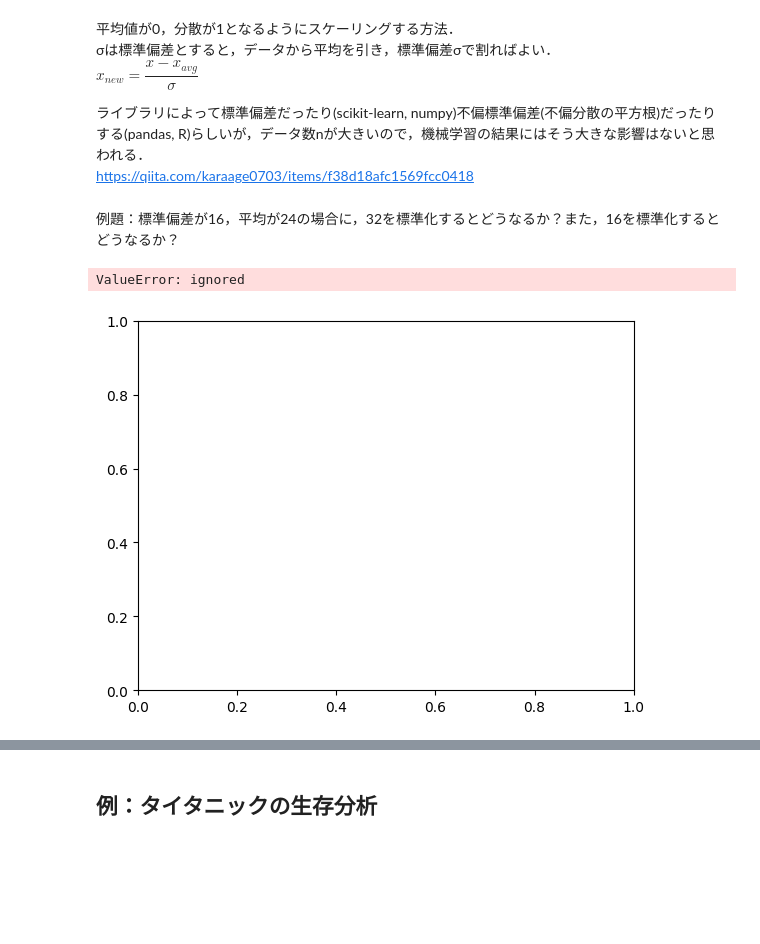
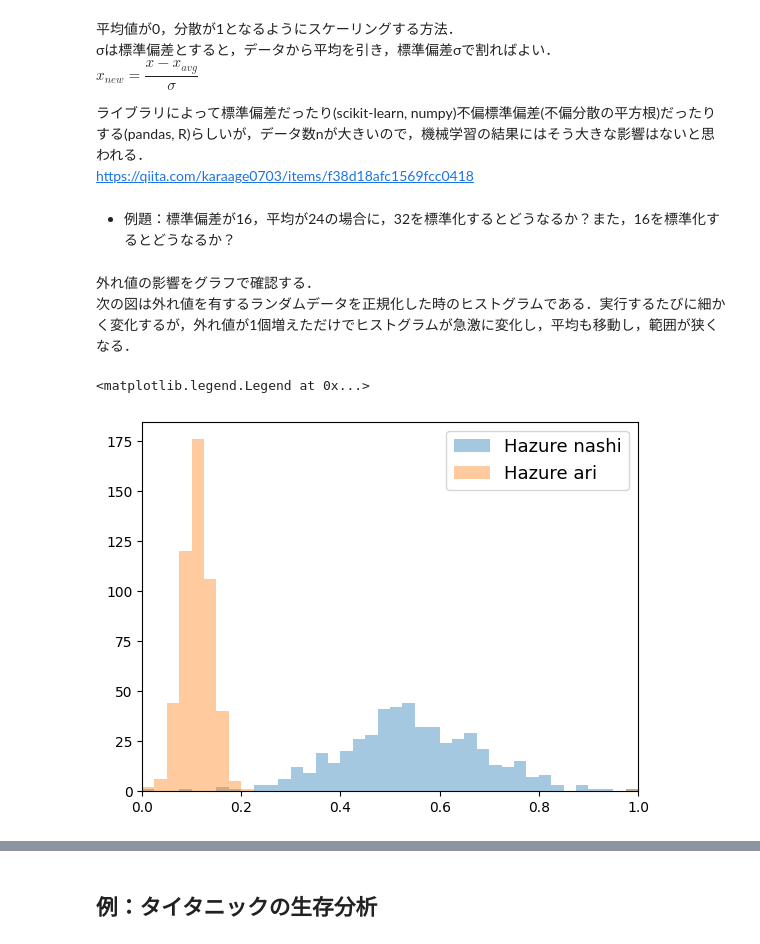
Before and after one commit to yasyamauchi/education, a Jupyter notebook: 2023AI.ipynb, the cells around one changed output, grey strips where cells are left out. Saved outputs shown, nothing was run; the diff lists cells and outputs as text; code cells hidden in the pictures; blank space fills up the shorter version.

```diff
--- a/2023AI.ipynb
+++ b/2023AI.ipynb
@@ -753,16 +762,25 @@ $x_{new}=\dfrac{x-x_{avg}}{σ}$
 ライブラリによって標準偏差だったり(scikit-learn, numpy)不偏標準偏差(不偏分散の平方根)だったりする(pandas, R)らしいが，データ数nが大きいので，機械学習の結果にはそう大きな影響はないと思われる．
 https://qiita.com/karaage0703/items/f38d18afc1569fcc0418
 # %% [markdown]
-例題：標準偏差が16，平均が24の場合に，32を標準化するとどうなるか？また，16を標準化するとどうなるか？
+* 例題：標準偏差が16，平均が24の場合に，32を標準化するとどうなるか？また，16を標準化するとどうなるか？
-# %%
-import numpy as np
-import matplotlib.pyplot as plt
-
-x = np.array([1, 2, 3, 4, 5])
-y = lambda x: (x - np.mean(x)) / np.std(x)
-
-# 散布図を描画
-plt.scatter(x, y)
-# %% [output]
-ValueError: ignored
-[figure, removed]
+# %% [markdown]
+外れ値の影響をグラフで確認する．
+次の図は外れ値を有するランダムデータを正規化した時のヒストグラムである．実行するたびに細かく変化するが，外れ値が1個増えただけでヒストグラムが急激に変化し，平均も移動し，範囲が狭くなる．
+# %%
+import numpy as np
+import matplotlib.pyplot as plt
+
+generator = np.random.default_rng()
+x = generator.normal(loc=10, scale=3, size=500)  # 平均10，標準偏差3のランダムデータを作る
+seikika =np.array(list(map(lambda i : (i-x.min())/(x.max()-x.min()) , x))) # 正規化
+
+x_out = np.append(x,100)                             # 外れ値100を追加
+seikika_out =np.array(list(map(lambda i : (i-x_out.min())/(x_out.max()-x_out.min()) , x_out))) # 正規化
+
+plt.xlim(0, 1)
+plt.hist(seikika,alpha=0.4,bins=40,range=(0,1),label="Hazure nashi")
+plt.hist(seikika_out,alpha=0.4,bins=40,range=(0,1),label="Hazure ari")
+plt.legend(loc="upper right", fontsize=13)
+# %% [output]
+<matplotlib.legend.Legend at 0x...>
+[figure, added]
```
Also changed, not shown: parts of 17 cells of this notebook.
